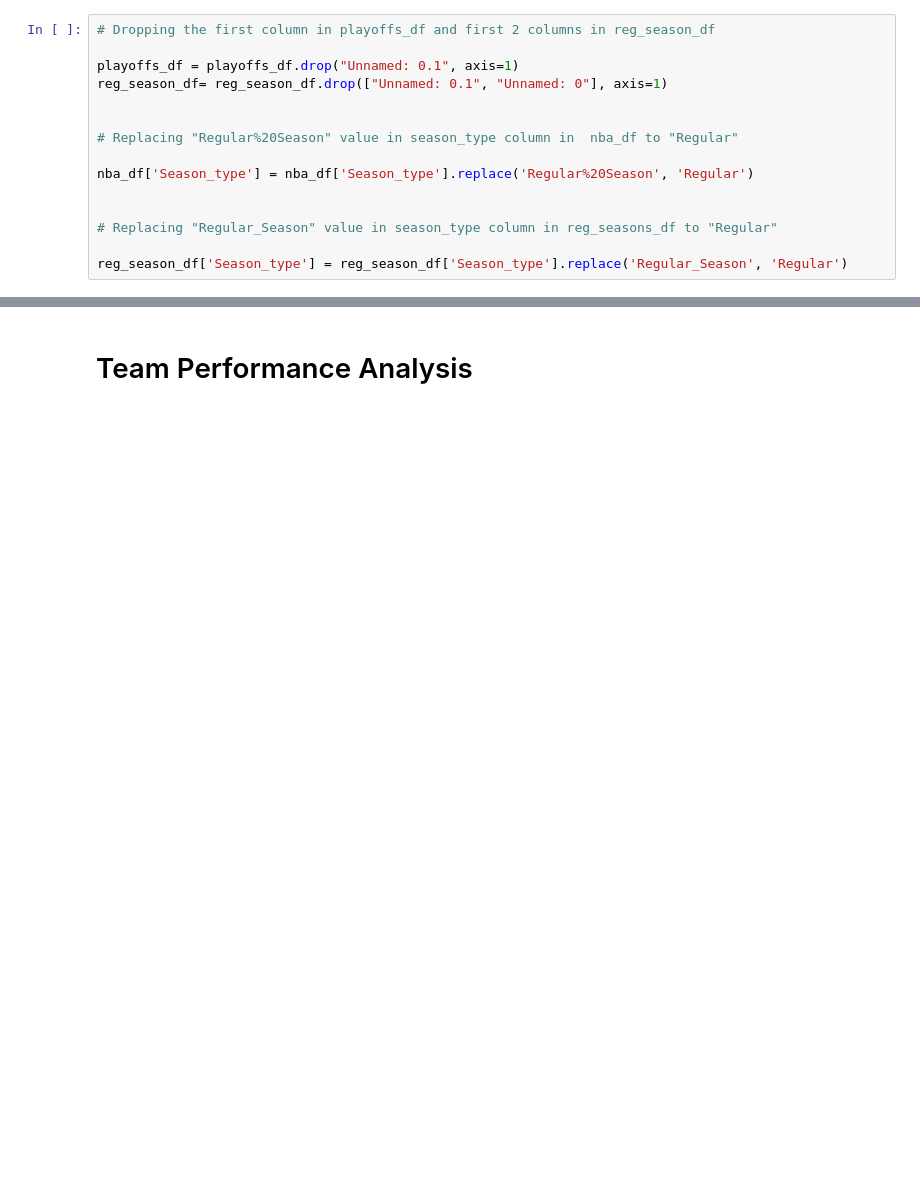
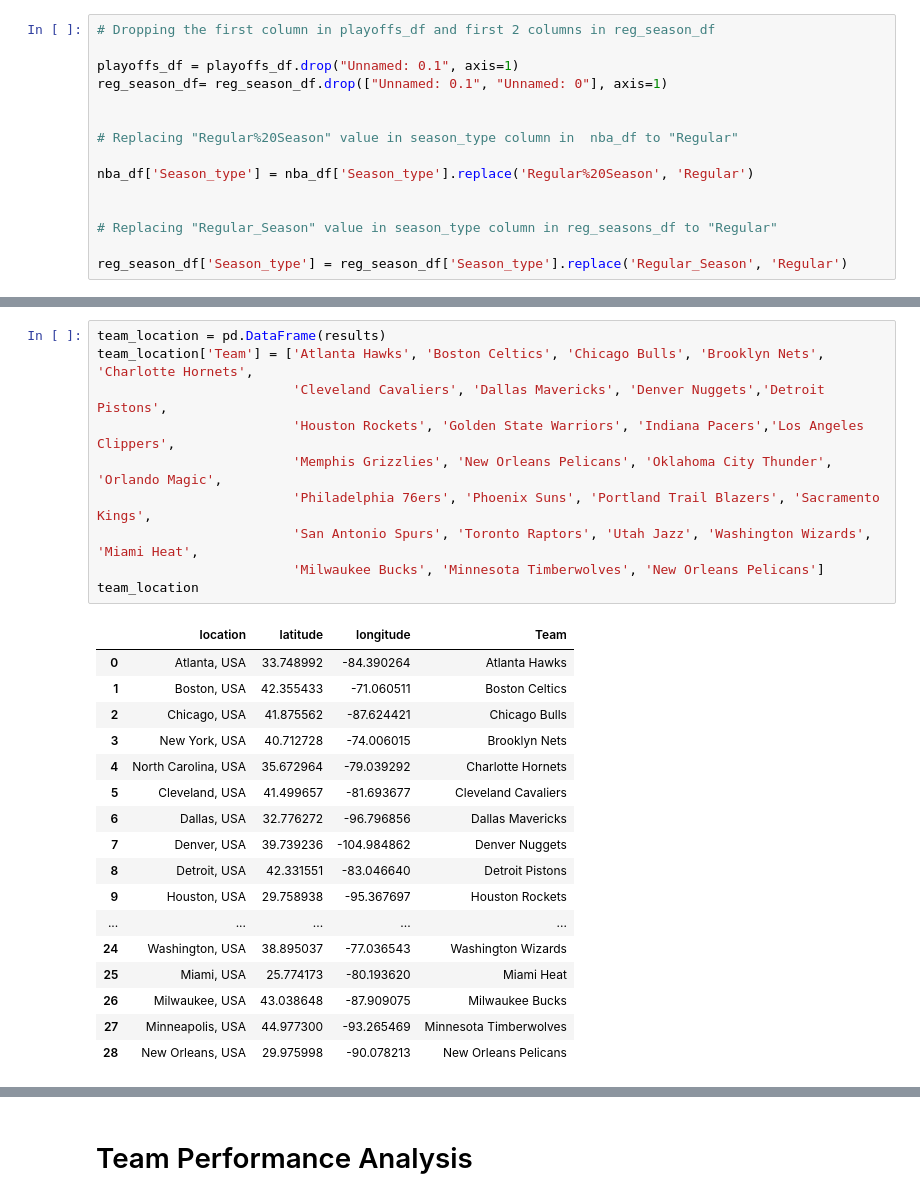
Before and after one commit to singhashishpal/Project_NBA, a Jupyter notebook: NBA Dataset/NBA.ipynb, the cells around one changed output, grey strips where cells are left out. Drawn from its saved outputs; the diff is of its cells as text; blank space fills up the shorter version.

```diff
--- a/NBA Dataset/NBA.ipynb
+++ b/NBA Dataset/NBA.ipynb
@@ -519,0 +126,28 @@ See the caveats in the documentation: https://pandas.pydata.org/pandas-docs/stab
+# %%
+team_location = pd.DataFrame(results)
+team_location['Team'] = ['Atlanta Hawks', 'Boston Celtics', 'Chicago Bulls', 'Brooklyn Nets', 'Charlotte Hornets',
+                         'Cleveland Cavaliers', 'Dallas Mavericks', 'Denver Nuggets','Detroit Pistons',
+                         'Houston Rockets', 'Golden State Warriors', 'Indiana Pacers','Los Angeles Clippers',
+                         'Memphis Grizzlies', 'New Orleans Pelicans', 'Oklahoma City Thunder', 'Orlando Magic',
+                         'Philadelphia 76ers', 'Phoenix Suns', 'Portland Trail Blazers', 'Sacramento Kings',
+                         'San Antonio Spurs', 'Toronto Raptors', 'Utah Jazz', 'Washington Wizards', 'Miami Heat',
+                         'Milwaukee Bucks', 'Minnesota Timberwolves', 'New Orleans Pelicans']
+team_location
+# %% [output]
+|  | location | latitude | longitude | Team |
+| 0 | Atlanta, USA | 33.748992 | -84.390264 | Atlanta Hawks |
+| 1 | Boston, USA | 42.355433 | -71.060511 | Boston Celtics |
+| 2 | Chicago, USA | 41.875562 | -87.624421 | Chicago Bulls |
+| 3 | New York, USA | 40.712728 | -74.006015 | Brooklyn Nets |
+| 4 | North Carolina, USA | 35.672964 | -79.039292 | Charlotte Hornets |
+| 5 | Cleveland, USA | 41.499657 | -81.693677 | Cleveland Cavaliers |
+| 6 | Dallas, USA | 32.776272 | -96.796856 | Dallas Mavericks |
+| 7 | Denver, USA | 39.739236 | -104.984862 | Denver Nuggets |
+| 8 | Detroit, USA | 42.331551 | -83.046640 | Detroit Pistons |
+| 9 | Houston, USA | 29.758938 | -95.367697 | Houston Rockets |
+| ... | ... | ... | ... | ... |
+| 24 | Washington, USA | 38.895037 | -77.036543 | Washington Wizards |
+| 25 | Miami, USA | 25.774173 | -80.193620 | Miami Heat |
+| 26 | Milwaukee, USA | 43.038648 | -87.909075 | Milwaukee Bucks |
+| 27 | Minneapolis, USA | 44.977300 | -93.265469 | Minnesota Timberwolves |
+| 28 | New Orleans, USA | 29.975998 | -90.078213 | New Orleans Pelicans |
```
Also changed, not shown: parts of 58 cells of this notebook, 17 other files.
